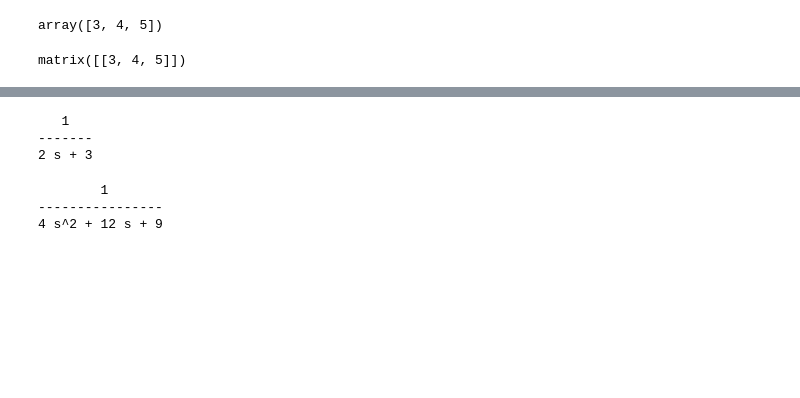
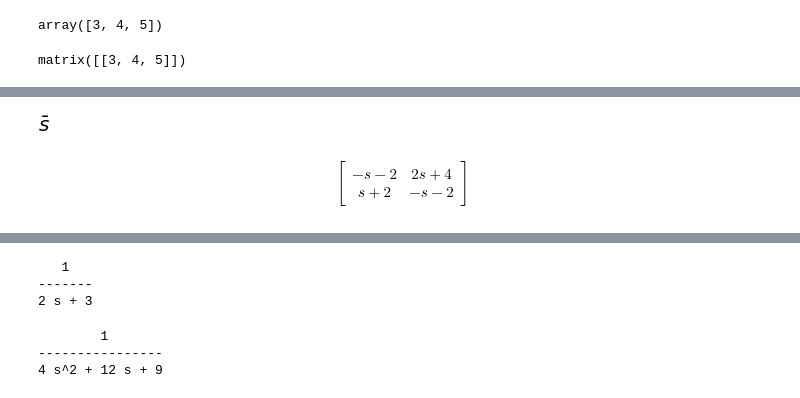
Before and after one commit to alchemyst/Skogestad-Python, a Jupyter notebook: notebooks/CBT700 blockweek 2.ipynb, the cells around one changed output, grey strips where cells are left out. Drawn from its saved outputs; the diff is of its cells as text; code cells hidden in the pictures; blank space fills up the shorter version.

```diff
--- a/notebooks/CBT700 blockweek 2.ipynb
+++ b/notebooks/CBT700 blockweek 2.ipynb
@@ -155,6 +251,6 @@ sympy.init_printing(use_latex='Mathjax')
 # %%
 x = sympy.Symbol('x')
-
+s = sympy.Symbol('s')
 a = sympy.Matrix([[1, x, 3],
               [3, 3, 4],
               [4, 5, 6]])
@@ -177,3 +265,7 @@ a*a
+# %%
+sympy.conjugate(s)
+# %% [output]
+[figure, added]
 # %%
 s = sympy.Symbol('s')
 # %%
@@ -183,3 +275,7 @@ Gmatrix = sympy.Matrix([[G, G], [G, G]])
+# %%
+Gmatrix.inv()
+# %% [output]
+$$\left[\begin{matrix}- s - 2 & 2 s + 4\\s + 2 & - s - 2\end{matrix}\right]$$
 # %%
 Gmatrix.H
 # %% [output]
```
Also changed, not shown: parts of 108 cells of this notebook, 13 other files.
